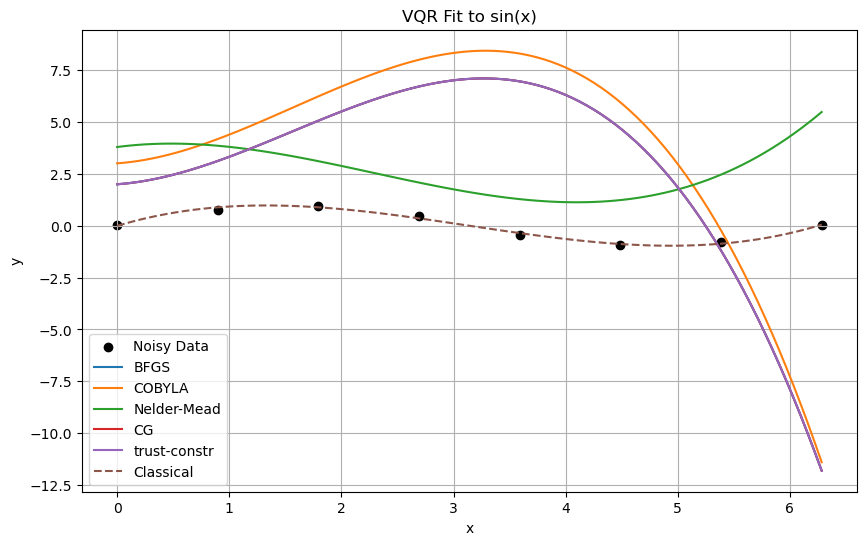
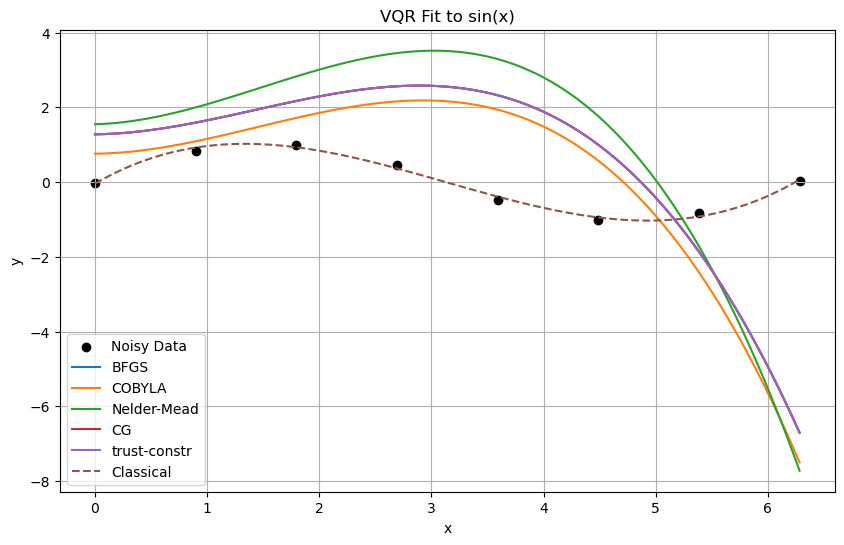
The notebook cell's code change between the first figure and the second:
--- before
+++ after
@@ -6,4 +6,8 @@
 from qiskit.quantum_info import Statevector
 from scipy.optimize import minimize
+
+
+np.random.seed(42)
+random.seed(42)
 
 # Quantum inner product estimation
@@ -69,31 +73,52 @@
     return yfit
 
-# Run full VQR for one function
-def run_vqr_for_function(func, label): #generate data, normalize, optimize, and plot fits
+def run_vqr_for_function(func, label):
     global x, y, ynorm
     
-    x, y = generate_data(func) #generate (x,y) noisy dataset
-    ynorm = np.linalg.norm(y) # store norm of original y
-    y = y / ynorm #normalize y to unit-length (required by inner_prod)
+    x, y = generate_data(func)
+    ynorm = np.linalg.norm(y)
+    y = y / ynorm
     
-    x0 = [random.uniform(0, 2) for _ in range(order + 1)] # random initial coefficients
+    x0 = [random.uniform(0, 2) for _ in range(order + 1)]
     results = run_optimizers(calculate_cost_function_n, x0)
 
-    xfit = np.linspace(np.min(x), np.max(x), 100) #Creates a dense array of 100 evenly spaced points between the minimum and maximum x values.
+    xfit = np.linspace(np.min(x), np.max(x), 100)
 
-    
     plt.figure(figsize=(10, 6))
-    plt.scatter(x, y * ynorm, label="Noisy Data", color='black') #Plots the original noisy data points as black dots.
-    
+    plt.scatter(x, y * ynorm, label="Noisy Data", color='black')
+
+    # VQR FITS 
     for method, result in results.items():
-        coeffs = result.x #Extract the optimized coefficients
-        yfit = evaluate_fit(xfit, coeffs) #Compute the polynomial values on the fine grid using 
-        plt.plot(xfit, yfit, label=method) #Plot the fitted curve and label it with the optimizer name
-    
-    # Classical polynomial baseline
-    classical_fit = np.polyfit(x, y * ynorm, order)[::-1] #Use NumPy’s classical least-squares polynomial fitting to find coefficients that best fit the original noisy data
-    y_classical = evaluate_fit(xfit, classical_fit) #Evaluates the classical polynomial fit on the dense grid for plotting
-    plt.plot(xfit, y_classical, label="Classical", linestyle='dashed') #Plots the classical least-squares polynomial as a dashed line for comparison with the VQR fits
-    
+        coeffs = result.x
+        yfit = evaluate_fit(xfit, coeffs)
+        plt.plot(xfit, yfit, label=method)
+
+    # CLASSICAL FIT 
+    classical_fit = np.polyfit(x, y * ynorm, order)[::-1]
+    y_classical = evaluate_fit(xfit, classical_fit)
+    plt.plot(xfit, y_classical, label="Classical", linestyle='dashed')
+
+    # MSE ANALYSIS 
+    mse_scores = {}
+
+    for method, result in results.items():
+        coeffs = result.x
+        yfit_data = evaluate_fit(x, coeffs)
+        mse = np.mean((y * ynorm - yfit_data)**2)
+        mse_scores[method] = mse
+        print(f"{label} | {method}: MSE = {mse:.4e}")
+
+    # Classical MSE
+    classical_coeffs = np.polyfit(x, y * ynorm, order)[::-1]
+    y_classical_data = evaluate_fit(x, classical_coeffs)
+    classical_mse = np.mean((y * ynorm - y_classical_data)**2)
+
+    print(f"{label} | Classical MSE: {classical_mse:.4e}")
+
+    # Best optimizer
+    best_method = min(mse_scores, key=mse_scores.get)
+    print(f"Best optimizer for {label}: {best_method}\n")
+
+    # FINAL PLOT 
     plt.title(f"VQR Fit to {label}")
     plt.xlabel("x")

Commit: update VQR notebooks